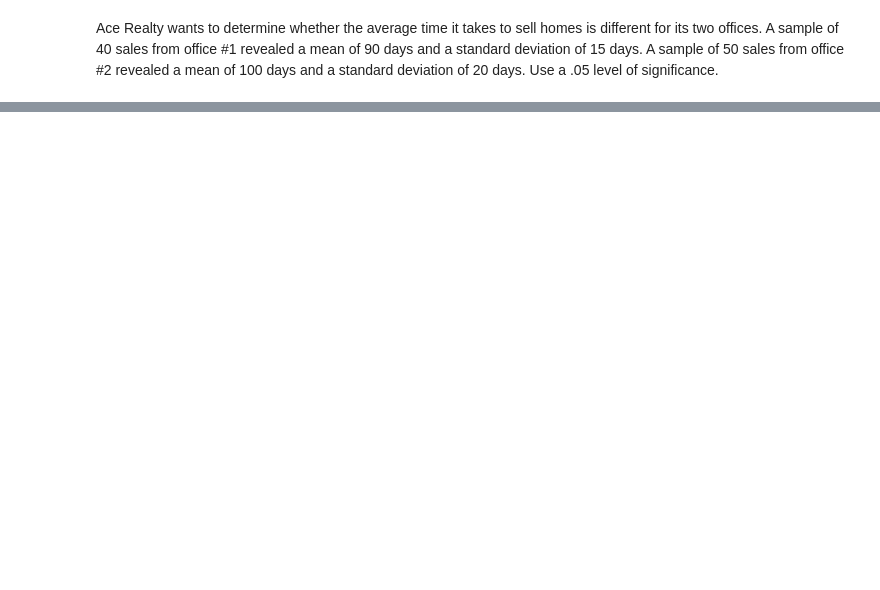
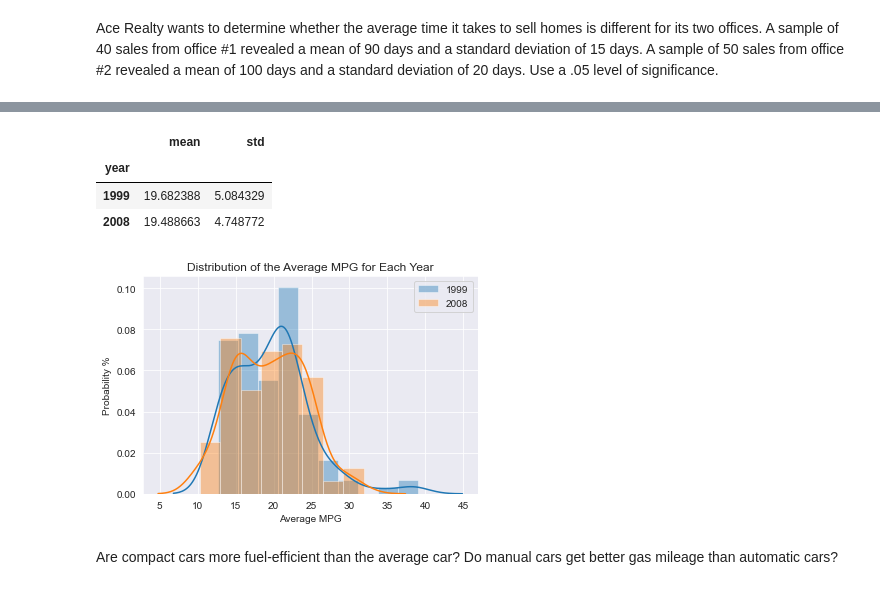
Before and after one commit to craigcalzado/statistics-exercises, a Jupyter notebook: hypothesis_testing.ipynb, the cells around one changed output, grey strips where cells are left out. Saved outputs shown, nothing was run; the diff lists cells and outputs as text; code cells hidden in the pictures; blank space fills up the shorter version.

```diff
--- a/hypothesis_testing.ipynb
+++ b/hypothesis_testing.ipynb
@@ -71,0 +113,5 @@ plt.legend()
+# %%
+# load in the data
+
+df = data('mpg')
+df.head()
@@ -71,0 +154,3 @@ plt.legend()
+# %%
+df['avg_mpg'] = stats.hmean(df[['cty', 'hwy']], axis=1) # created a new column with the average mpg by averaging the highway and city mpg
+df.head()
@@ -71,0 +164,23 @@ plt.legend()
+# %%
+#Identifythe mean and std of the avg_mpg for 1999 and 2008?
+df.groupby('year')['avg_mpg'].agg(['mean', 'std'])
+# %% [output]
+|  | mean | std |
+| year |  |  |
+| 1999 | 19.682388 | 5.084329 |
+| 2008 | 19.488663 | 4.748772 |
+# %%
+# The distribution of the avg_mpg for each year
+sns.set_style("darkgrid")
+sns.distplot(df[df.year == 1999]['avg_mpg'], label='1999')
+sns.distplot(df[df.year == 2008]['avg_mpg'], label='2008')
+plt.xlabel("Average MPG")
+plt.ylabel("Probability %")
+plt.title("Distribution of the Average MPG for Each Year")
+plt.legend()
+plt.show()
+# %% [output]
+[figure, added]
+# %% [markdown]
+Are compact cars more fuel-efficient than the average car?
+Do manual cars get better gas mileage than automatic cars?
```
Also changed, not shown: parts of 11 cells of this notebook.
